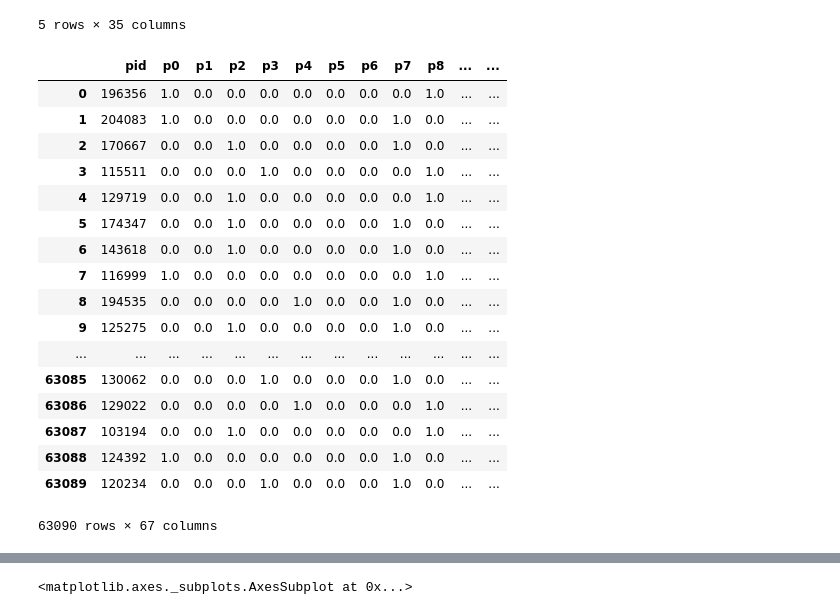
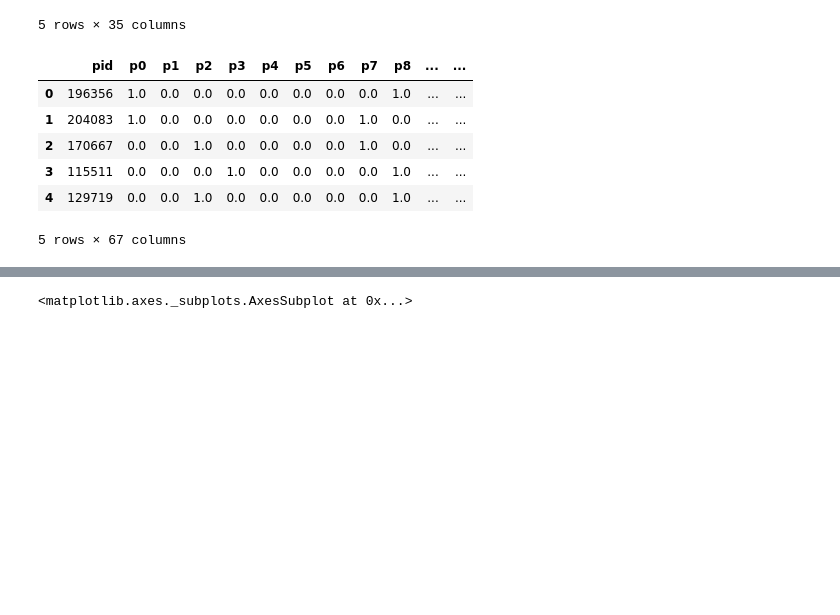
Before and after one commit to MitsuruFujiwara/KDD-Cup-2019, a Jupyter notebook: src/901_EDA.ipynb, the cells around one changed output, grey strips where cells are left out. Drawn from its saved outputs; the diff is of its cells as text; code cells hidden in the pictures; blank space fills up the shorter version.

```diff
--- a/src/901_EDA.ipynb
+++ b/src/901_EDA.ipynb
@@ -76,23 +76,12 @@ plans_df.head()
 | 4 | 3375348 | 4244.0 | 4244.0 | 4274.0 | 7381.0 | 7363.0 | ... |
 5 rows × 35 columns
 # %%
-profiles
+profiles.head()
 # %% [output]
 |  | pid | p0 | p1 | p2 | p3 | p4 | p5 | p6 | p7 | p8 | ... | ... |
 | 0 | 196356 | 1.0 | 0.0 | 0.0 | 0.0 | 0.0 | 0.0 | 0.0 | 0.0 | 1.0 | ... | ... |
 | 1 | 204083 | 1.0 | 0.0 | 0.0 | 0.0 | 0.0 | 0.0 | 0.0 | 1.0 | 0.0 | ... | ... |
 | 2 | 170667 | 0.0 | 0.0 | 1.0 | 0.0 | 0.0 | 0.0 | 0.0 | 1.0 | 0.0 | ... | ... |
 | 3 | 115511 | 0.0 | 0.0 | 0.0 | 1.0 | 0.0 | 0.0 | 0.0 | 0.0 | 1.0 | ... | ... |
 | 4 | 129719 | 0.0 | 0.0 | 1.0 | 0.0 | 0.0 | 0.0 | 0.0 | 0.0 | 1.0 | ... | ... |
-| 5 | 174347 | 0.0 | 0.0 | 1.0 | 0.0 | 0.0 | 0.0 | 0.0 | 1.0 | 0.0 | ... | ... |
-| 6 | 143618 | 0.0 | 0.0 | 1.0 | 0.0 | 0.0 | 0.0 | 0.0 | 1.0 | 0.0 | ... | ... |
-| 7 | 116999 | 1.0 | 0.0 | 0.0 | 0.0 | 0.0 | 0.0 | 0.0 | 0.0 | 1.0 | ... | ... |
-| 8 | 194535 | 0.0 | 0.0 | 0.0 | 0.0 | 1.0 | 0.0 | 0.0 | 1.0 | 0.0 | ... | ... |
-| 9 | 125275 | 0.0 | 0.0 | 1.0 | 0.0 | 0.0 | 0.0 | 0.0 | 1.0 | 0.0 | ... | ... |
-| ... | ... | ... | ... | ... | ... | ... | ... | ... | ... | ... | ... | ... |
-| 63085 | 130062 | 0.0 | 0.0 | 0.0 | 1.0 | 0.0 | 0.0 | 0.0 | 1.0 | 0.0 | ... | ... |
-| 63086 | 129022 | 0.0 | 0.0 | 0.0 | 0.0 | 1.0 | 0.0 | 0.0 | 0.0 | 1.0 | ... | ... |
-| 63087 | 103194 | 0.0 | 0.0 | 1.0 | 0.0 | 0.0 | 0.0 | 0.0 | 0.0 | 1.0 | ... | ... |
-| 63088 | 124392 | 1.0 | 0.0 | 0.0 | 0.0 | 0.0 | 0.0 | 0.0 | 1.0 | 0.0 | ... | ... |
-| 63089 | 120234 | 0.0 | 0.0 | 0.0 | 1.0 | 0.0 | 0.0 | 0.0 | 1.0 | 0.0 | ... | ... |
-63090 rows × 67 columns
+5 rows × 67 columns
```
Also changed, not shown: parts of 6 cells of this notebook, 7 other files.
